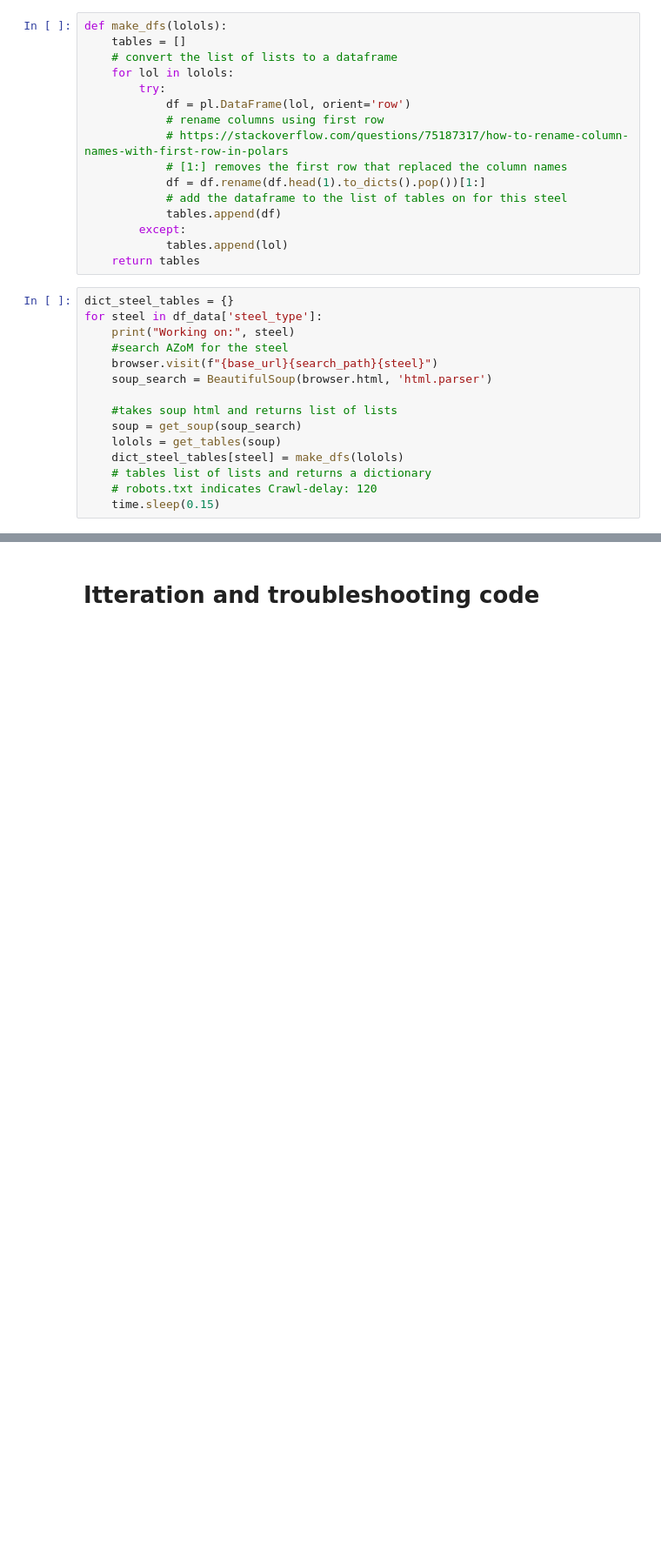
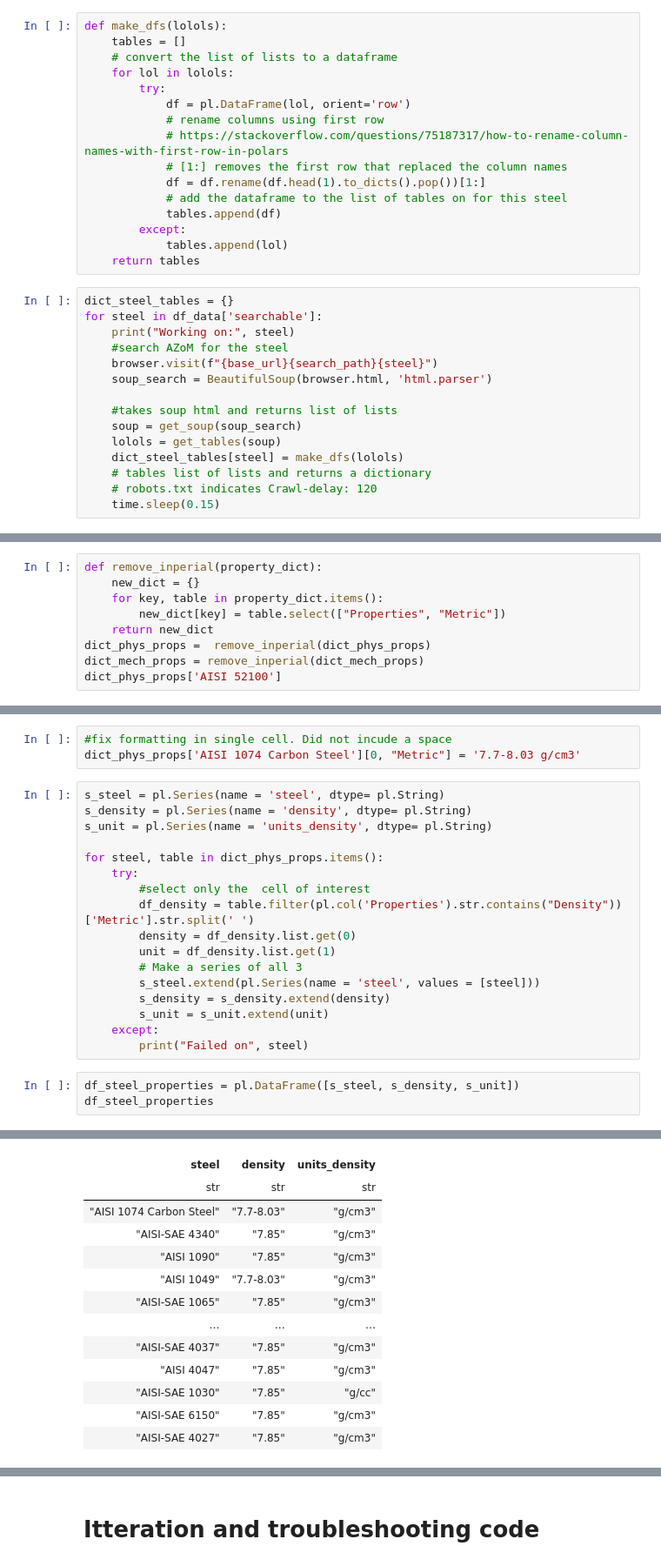
Before and after one commit to Nate-Sheibley/Mild-Steel-Tempering, a Jupyter notebook: 2-web-scraping.ipynb, the cells around one changed output, grey strips where cells are left out. Shown at 87% size. Drawn from its saved outputs; the diff is of its cells as text; blank space fills up the shorter version.

Commit message:
initial scraping steps compelted, all in 1 df. still needs unit and value processing

```diff
--- a/2-web-scraping.ipynb
+++ b/2-web-scraping.ipynb
@@ -148,7 +163,7 @@ def make_dfs(lolols):
     return tables
 # %%
 dict_steel_tables = {}
-for steel in df_data['steel_type']:
+for steel in df_data['searchable']:
     print("Working on:", steel)
     #search AZoM for the steel
     browser.visit(f"{base_url}{search_path}{steel}")
@@ -201,0 +339,9 @@ dict_steel_tables
+# %%
+def remove_inperial(property_dict):
+    new_dict = {}
+    for key, table in property_dict.items():
+        new_dict[key] = table.select(["Properties", "Metric"])
+    return new_dict
+dict_phys_props =  remove_inperial(dict_phys_props)
+dict_mech_props = remove_inperial(dict_mech_props)
+dict_phys_props['AISI 52100']
@@ -201,0 +392,24 @@ dict_steel_tables
+# %%
+#fix formatting in single cell. Did not incude a space
+dict_phys_props['AISI 1074 Carbon Steel'][0, "Metric"] = '7.7-8.03 g/cm3'
+# %%
+s_steel = pl.Series(name = 'steel', dtype= pl.String)
+s_density = pl.Series(name = 'density', dtype= pl.String)
+s_unit = pl.Series(name = 'units_density', dtype= pl.String)
+
+for steel, table in dict_phys_props.items():
+    try:
+        #select only the  cell of interest
+        df_density = table.filter(pl.col('Properties').str.contains("Density"))['Metric'].str.split(' ')
+        density = df_density.list.get(0)
+        unit = df_density.list.get(1)
+        # Make a series of all 3
+        s_steel.extend(pl.Series(name = 'steel', values = [steel]))
+        s_density = s_density.extend(density)
+        s_unit = s_unit.extend(unit)
+    except:
+        print("Failed on", steel)
+# %%
+df_steel_properties = pl.DataFrame([s_steel, s_density, s_unit])
+df_steel_properties
+# %% [output]
@@ -201,0 +417,13 @@ dict_steel_tables
+| steel | density | units_density |
+| str | str | str |
+| "AISI 1074 Carbon Steel" | "7.7-8.03" | "g/cm3" |
+| "AISI-SAE 4340" | "7.85" | "g/cm3" |
+| "AISI 1090" | "7.85" | "g/cm3" |
+| "AISI 1049" | "7.7-8.03" | "g/cm3" |
+| "AISI-SAE 1065" | "7.85" | "g/cm3" |
+| … | … | … |
+| "AISI-SAE 4037" | "7.85" | "g/cm3" |
+| "AISI 4047" | "7.85" | "g/cm3" |
+| "AISI-SAE 1030" | "7.85" | "g/cc" |
+| "AISI-SAE 6150" | "7.85" | "g/cm3" |
+| "AISI-SAE 4027" | "7.85" | "g/cm3" |
```
Also changed, not shown: parts of 32 cells of this notebook, 3 other files.
